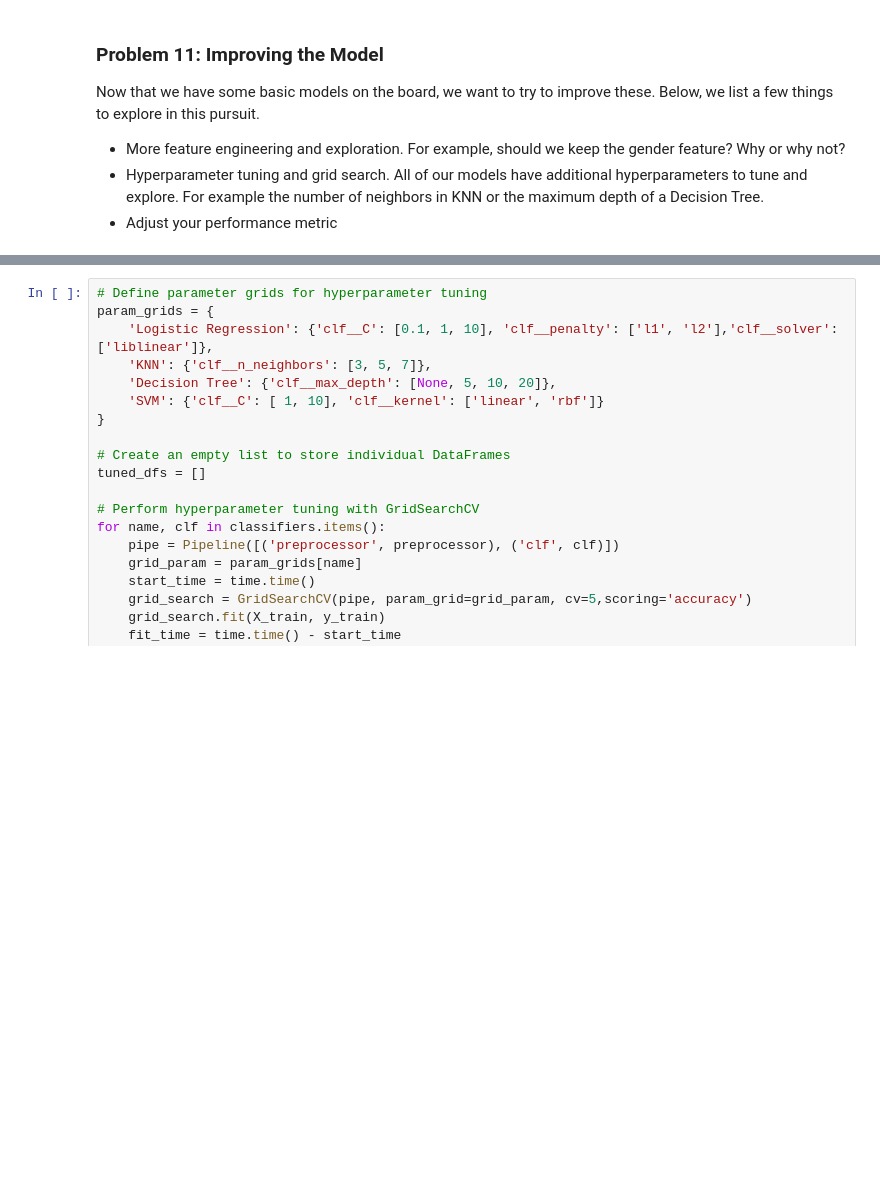
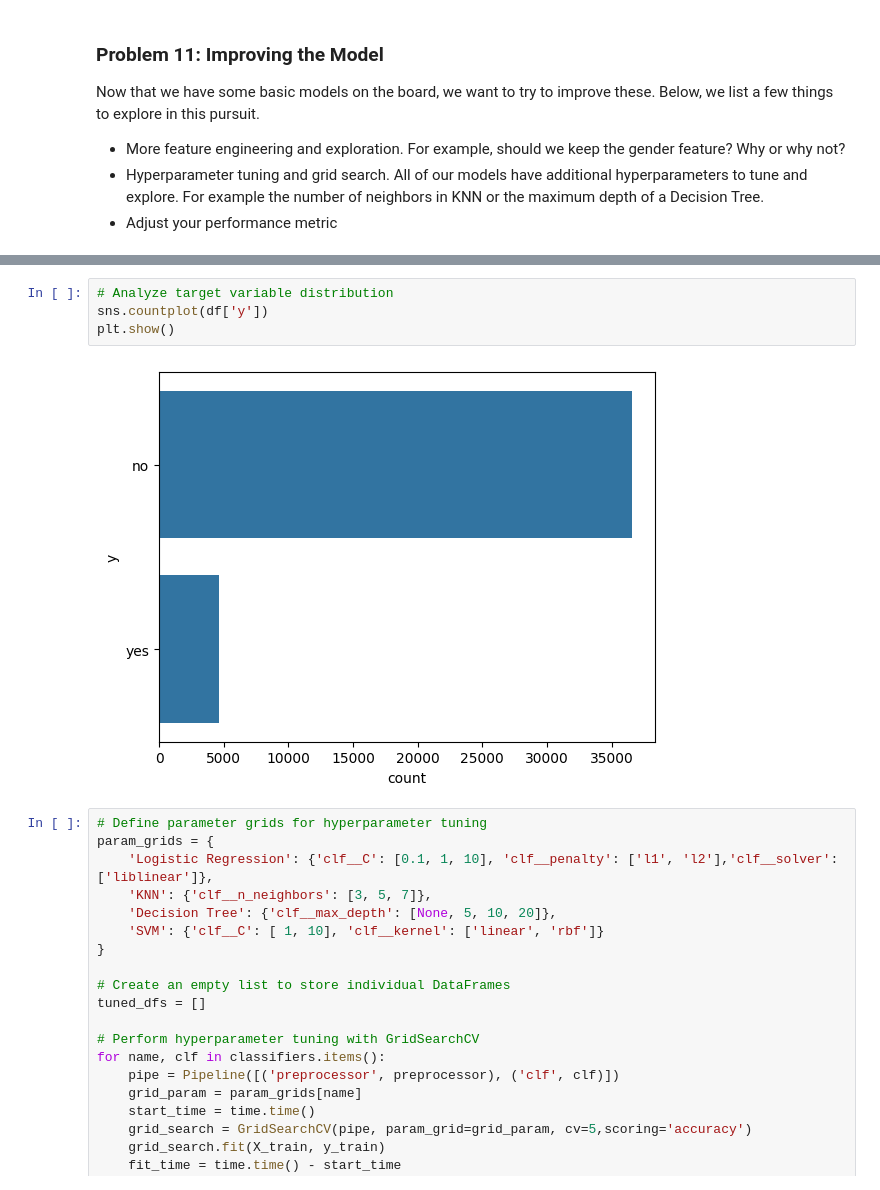
Before and after one commit to muralikandan/aiml-assignment-17, a Jupyter notebook: prompt_III.ipynb, the cells around one changed output, grey strips where cells are left out. Cells and saved outputs as stored; diff of their text form; blank space fills up the shorter version.

```diff
--- a/prompt_III.ipynb
+++ b/prompt_III.ipynb
@@ -311,3 +330,9 @@ Now that we have some basic models on the board, we want to try to improve these
+# %%
+# Analyze target variable distribution
+sns.countplot(df['y'])
+plt.show()
+# %% [output]
+[figure, added]
 # %%
 # Define parameter grids for hyperparameter tuning
 param_grids = {
```
Also changed, not shown: parts of 2 cells of this notebook.
